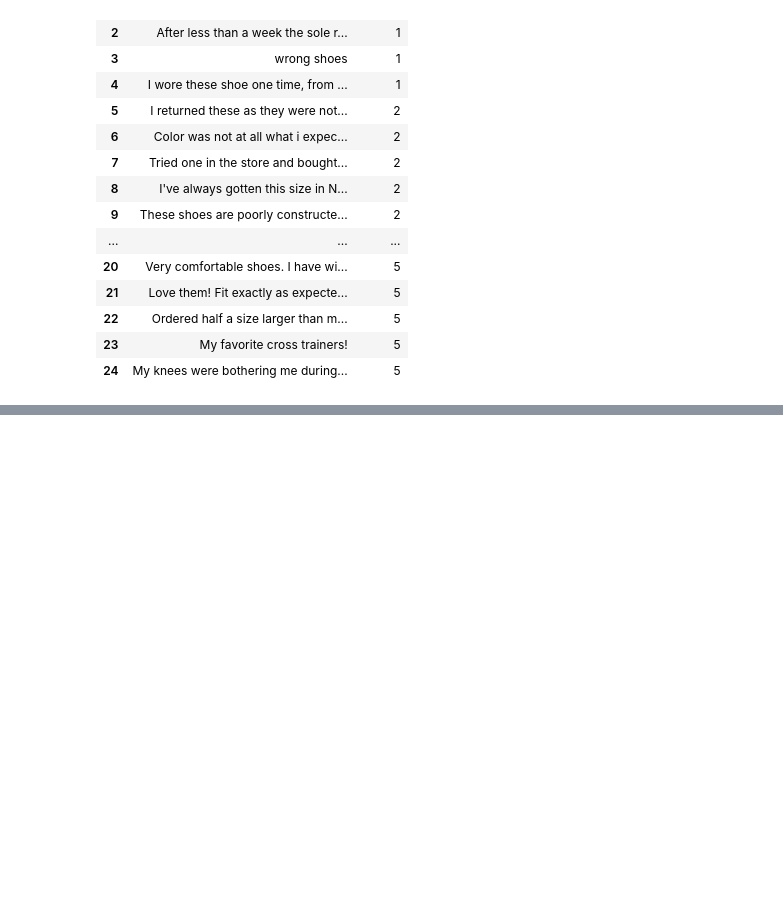
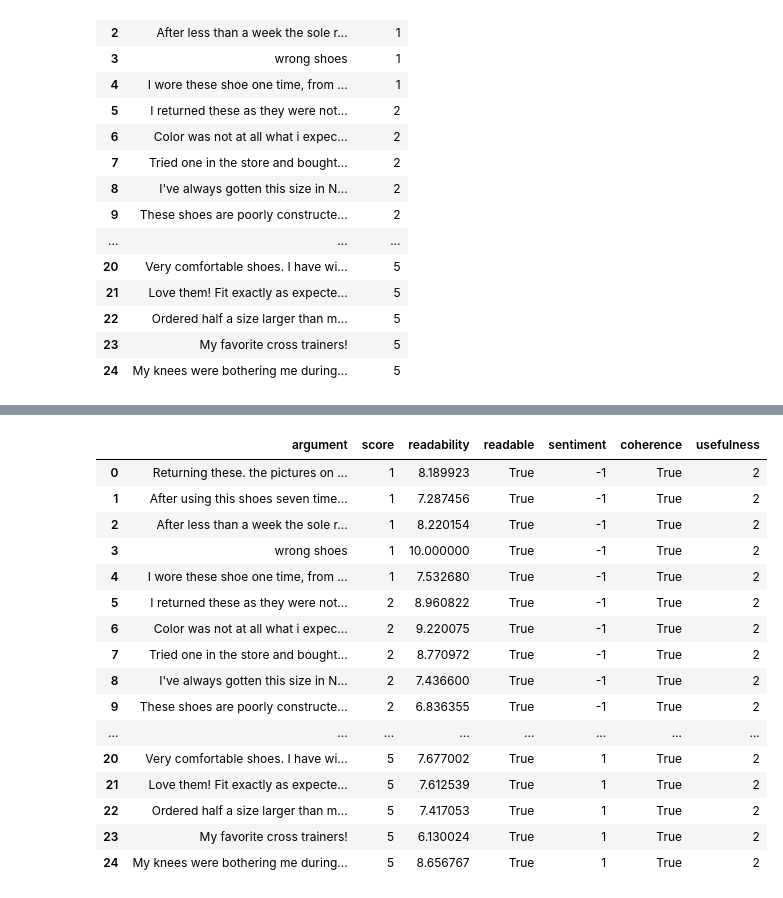
Before and after one commit to EyeofBeholder-NLeSC/orange3-argument, a Jupyter notebook: notebooks/argument_processor.ipynb, the cells around one changed output, grey strips where cells are left out. Drawn from its saved outputs; the diff is of its cells as text; code cells hidden in the pictures; blank space fills up the shorter version.

```diff
--- a/notebooks/argument_processor.ipynb
+++ b/notebooks/argument_processor.ipynb
@@ -206,0 +116,20 @@ score2sentiment = {
+# %%
+ap.get_results()
+# %% [output]
+|  | argument | score | readability | readable | sentiment | coherence | usefulness |
+| 0 | Returning these. the pictures on ... | 1 | 8.189923 | True | -1 | True | 2 |
+| 1 | After using this shoes seven time... | 1 | 7.287456 | True | -1 | True | 2 |
+| 2 | After less than a week the sole r... | 1 | 8.220154 | True | -1 | True | 2 |
+| 3 | wrong shoes | 1 | 10.000000 | True | -1 | True | 2 |
+| 4 | I wore these shoe one time, from ... | 1 | 7.532680 | True | -1 | True | 2 |
+| 5 | I returned these as they were not... | 2 | 8.960822 | True | -1 | True | 2 |
+| 6 | Color was not at all what i expec... | 2 | 9.220075 | True | -1 | True | 2 |
+| 7 | Tried one in the store and bought... | 2 | 8.770972 | True | -1 | True | 2 |
+| 8 | I've always gotten this size in N... | 2 | 7.436600 | True | -1 | True | 2 |
+| 9 | These shoes are poorly constructe... | 2 | 6.836355 | True | -1 | True | 2 |
+| ... | ... | ... | ... | ... | ... | ... | ... |
+| 20 | Very comfortable shoes. I have wi... | 5 | 7.677002 | True | 1 | True | 2 |
+| 21 | Love them! Fit exactly as expecte... | 5 | 7.612539 | True | 1 | True | 2 |
+| 22 | Ordered half a size larger than m... | 5 | 7.417053 | True | 1 | True | 2 |
+| 23 | My favorite cross trainers! | 5 | 6.130024 | True | 1 | True | 2 |
+| 24 | My knees were bothering me during... | 5 | 8.656767 | True | 1 | True | 2 |
```
Also changed, not shown: parts of 10 cells of this notebook, 4 other files.
